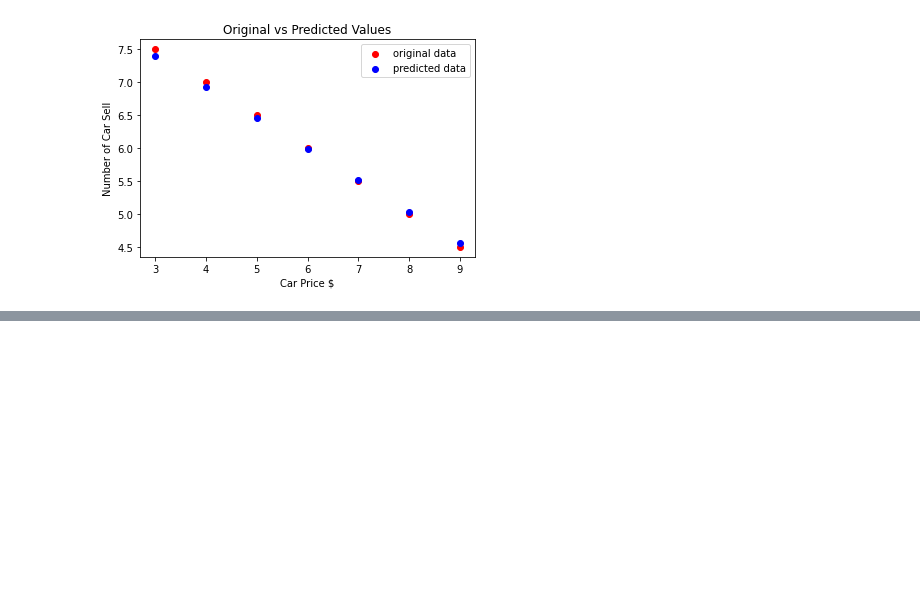
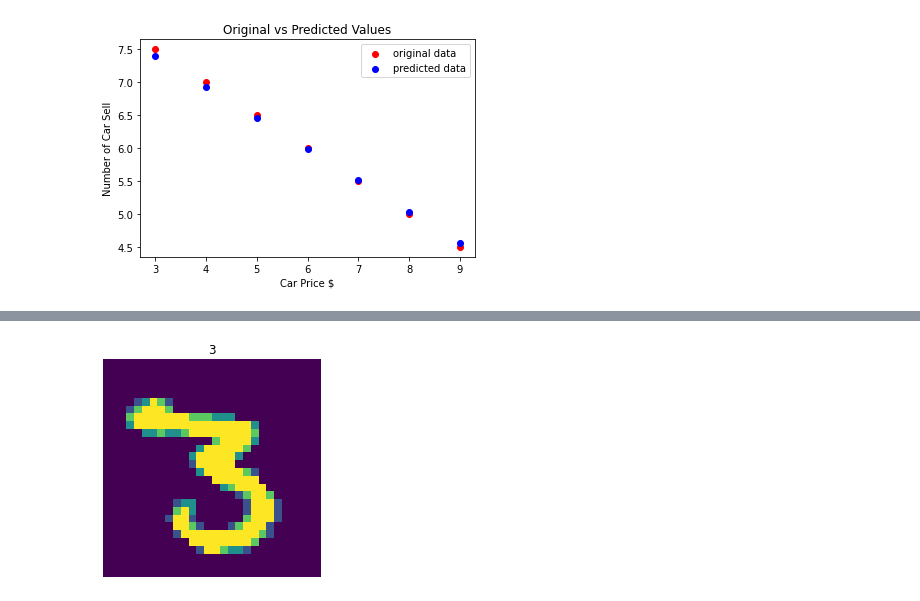
Before and after one commit to emreustundag1618/pytorch-tutorials, a Jupyter notebook: pytorch-tutorial.ipynb, the cells around one changed output, grey strips where cells are left out. Drawn from its saved outputs; the diff is of its cells as text; code cells hidden in the pictures; blank space fills up the shorter version.

Commit message:
Kaggle Notebook | PyTorch Tutorial | Version 3

```diff
--- a/pytorch-tutorial.ipynb
+++ b/pytorch-tutorial.ipynb
@@ -264,0 +286,44 @@ plt.show()
+# %%
+# Prepare dataset
+# load data
+train_df = pd.read_csv("/kaggle/input/digit-recognizer/train.csv", dtype = np.float32)
+
+# split data into features (pixels) and labels (numbers from 0 to 9)
+target = train_df.label.values
+
+# normalization of pixels
+features = train_df.loc[:,train_df.columns != "label"].values/255
+
+# train-test split. train data: 80% and test data: 20
+x_train, x_test, y_train, y_test = train_test_split(features, target, test_size = 0.2, random_state = 42)
+
+# create tensors for train set
+x_train = torch.from_numpy(x_train)
+y_train = torch.from_numpy(y_train).type(torch.LongTensor) # data type is long
+
+# create tensors for test set
+x_test = torch.from_numpy(x_test)
+y_test = torch.from_numpy(y_test).type(torch.LongTensor) # data type is long
+
+# batch_size, epoch and iteration
+batch_size = 100
+n_iters = 10000
+num_epochs = n_iters / (len(x_train) / batch_size)
+num_epochs = int(num_epochs)
+
+# pytorch train and test sets
+train = torch.utils.data.TensorDataset(x_train, y_train)
+test = torch.utils.data.TensorDataset(x_test, y_test)
+
+# data loader
+train_loader = DataLoader(train, batch_size = batch_size, shuffle = False)
+test_loader = DataLoader(test, batch_size = batch_size, shuffle = False)
+# %%
+# visualize one of the image
+plt.imshow(features[13].reshape(28,28))
+plt.axis("off")
+plt.title(str(int(target[13])))
+plt.savefig("graph.png")
+plt.show()
+# %% [output]
+[figure, added]
```
Also changed, not shown: parts of 9 cells of this notebook.
